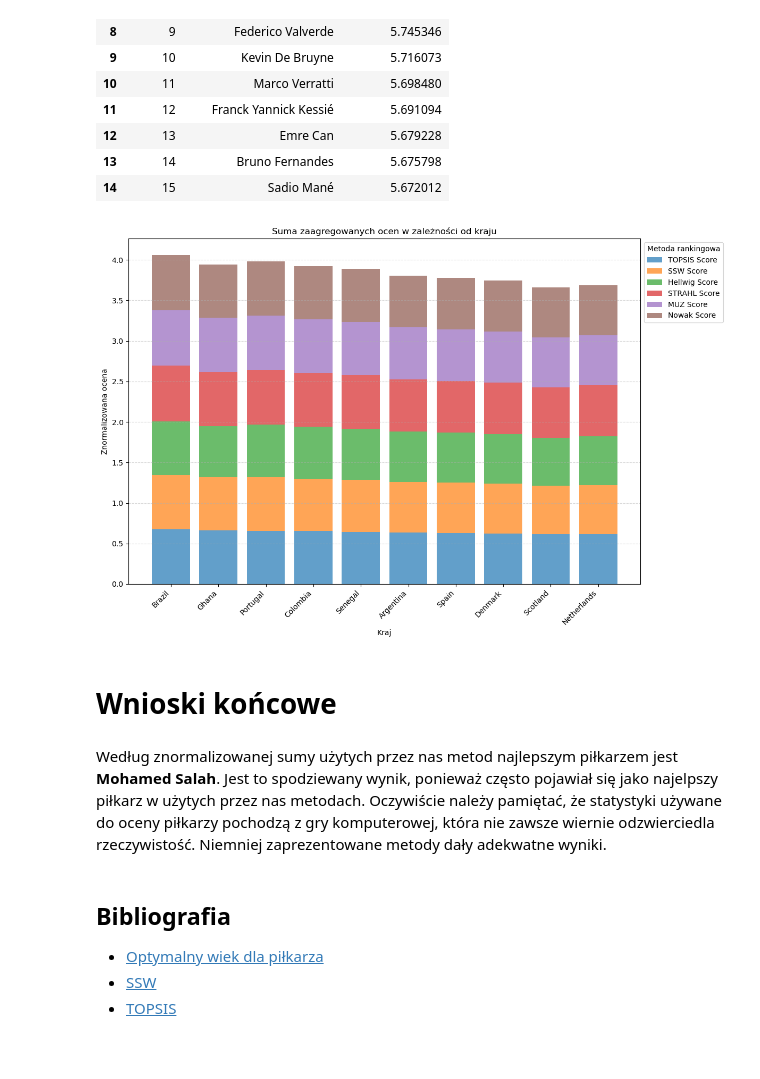
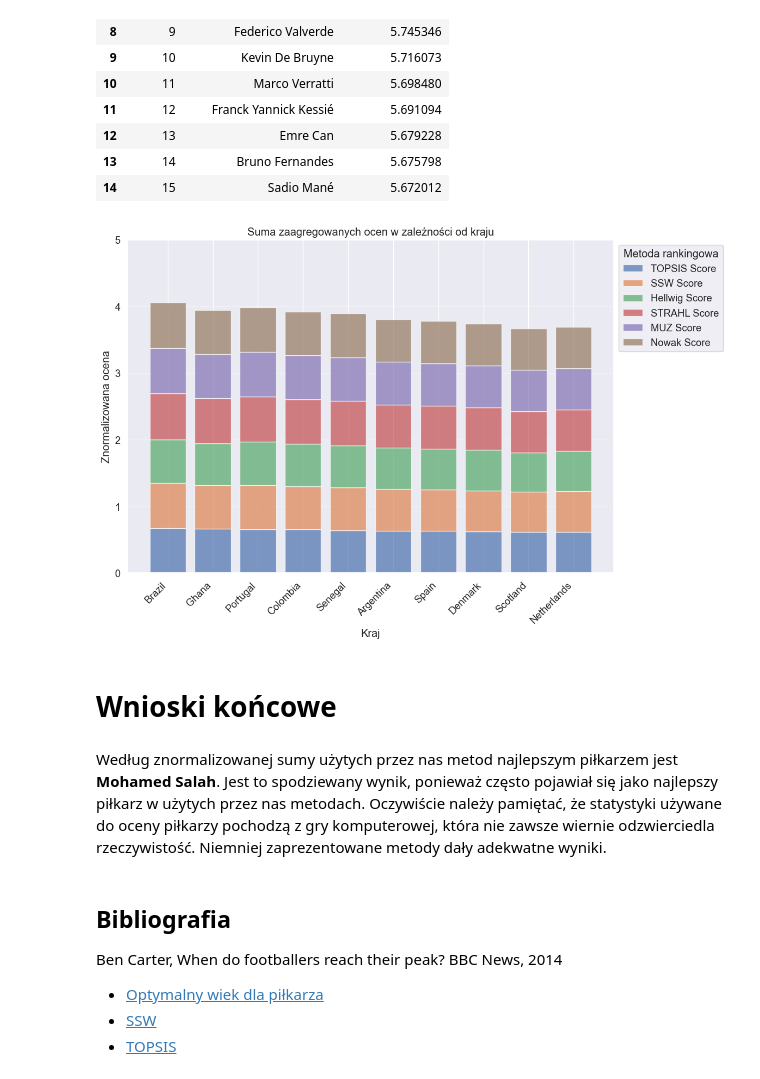
Before and after one commit to izabelakolodziejska/Fifa_players_analysis, a Jupyter notebook: fifa_analysys.ipynb, the cells around one changed output. Drawn from its saved outputs; the diff is of its cells as text; code cells hidden in the pictures; blank space fills up the shorter version.

Commit message:
Added some rankings and additional information about the project

```diff
--- a/fifa_analysys.ipynb
+++ b/fifa_analysys.ipynb
@@ -1056,0 +1110,13 @@ plt.show()
+# %%
+rankings = normalized_scores[['SSW Score','TOPSIS Score',  'Hellwig Score', 'STRAHL Score', 'MUZ Score', 'Nowak Score']]
+corr, p_value = spearmanr(rankings, axis=0)
+methods = ['TOPSIS Score', 'SSW Score', 'Hellwig Score', 'STRAHL Score', 'MUZ Score', 'Nowak Score']
+
+plt.figure(figsize=(10, 8))
+sns.set(font_scale=1.2)
+sns.heatmap(corr, annot=True, fmt=".3f", cmap="magma", xticklabels=methods, yticklabels=methods)
+plt.title("Korelacje Spearmana między metodami")
+plt.xticks(rotation=45)
+plt.yticks(rotation=0)
+plt.tight_layout()
+plt.show()
@@ -1094,32 +1167,34 @@ selected_columns
 # %%
 top_countries_data = average_scores_by_country.nlargest(10, 'TOPSIS Score')
 countries = top_countries_data.index
 methods = ['TOPSIS Score', 'SSW Score', 'Hellwig Score', 'STRAHL Score', 'MUZ Score', 'Nowak Score']
 
 plt.figure(figsize=(12, 8))
 
 bottom = np.zeros(len(countries))
 for method in methods:
     scores = top_countries_data[method].values
     plt.bar(countries, scores, bottom=bottom, label=method, alpha=0.7)
     bottom += scores
 
 plt.xlabel('Kraj')
 plt.ylabel('Znormalizowana ocena')
 plt.title('Suma zaagregowanych ocen w zależności od kraju')
 plt.xticks(rotation=45, ha='right')
 plt.legend(title='Metoda rankingowa', bbox_to_anchor=(1, 1), loc='upper left')
 plt.grid(axis='y', linestyle='--', alpha=0.5)
 plt.tight_layout()
+plt.ylim(0, 5)
 plt.show()
 # %% [output]
-[figure, old version]
+[figure, new version]
 # %% [markdown]
 # Wnioski końcowe
 # %% [markdown]
-Według znormalizowanej sumy użytych przez nas metod najlepszym piłkarzem jest <b>Mohamed Salah</b>. Jest to spodziewany wynik, ponieważ często pojawiał się jako najelpszy piłkarz w użytych przez nas metodach. Oczywiście należy pamiętać, że statystyki używane do oceny piłkarzy pochodzą z gry komputerowej, która nie zawsze wiernie odzwierciedla rzeczywistość. Niemniej zaprezentowane metody dały adekwatne wyniki.
+Według znormalizowanej sumy użytych przez nas metod najlepszym piłkarzem jest <b>Mohamed Salah</b>. Jest to spodziewany wynik, ponieważ często pojawiał się jako najlepszy piłkarz w użytych przez nas metodach. Oczywiście należy pamiętać, że statystyki używane do oceny piłkarzy pochodzą z gry komputerowej, która nie zawsze wiernie odzwierciedla rzeczywistość. Niemniej zaprezentowane metody dały adekwatne wyniki.
 # %% [markdown]
 ## Bibliografia
+Ben Carter, When do footballers reach their peak? BBC News, 2014
 - [Optymalny wiek dla piłkarza](https://www.bbc.com/news/magazine-28254123)
 - [SSW](https://study.com/skill/learn/how-to-calculate-the-total-sum-of-squares-within-and-between-ssw-and-ssb-explanation.html)
 - [TOPSIS](https://repozytorium.uwb.edu.pl/jspui/bitstream/11320/7542/1/Optimum_4_2018_D_Kacprzak_Przedzialowa_metoda_TOPSIS.pdf)
```
Also changed, not shown: parts of 26 cells of this notebook, 1 other file.
